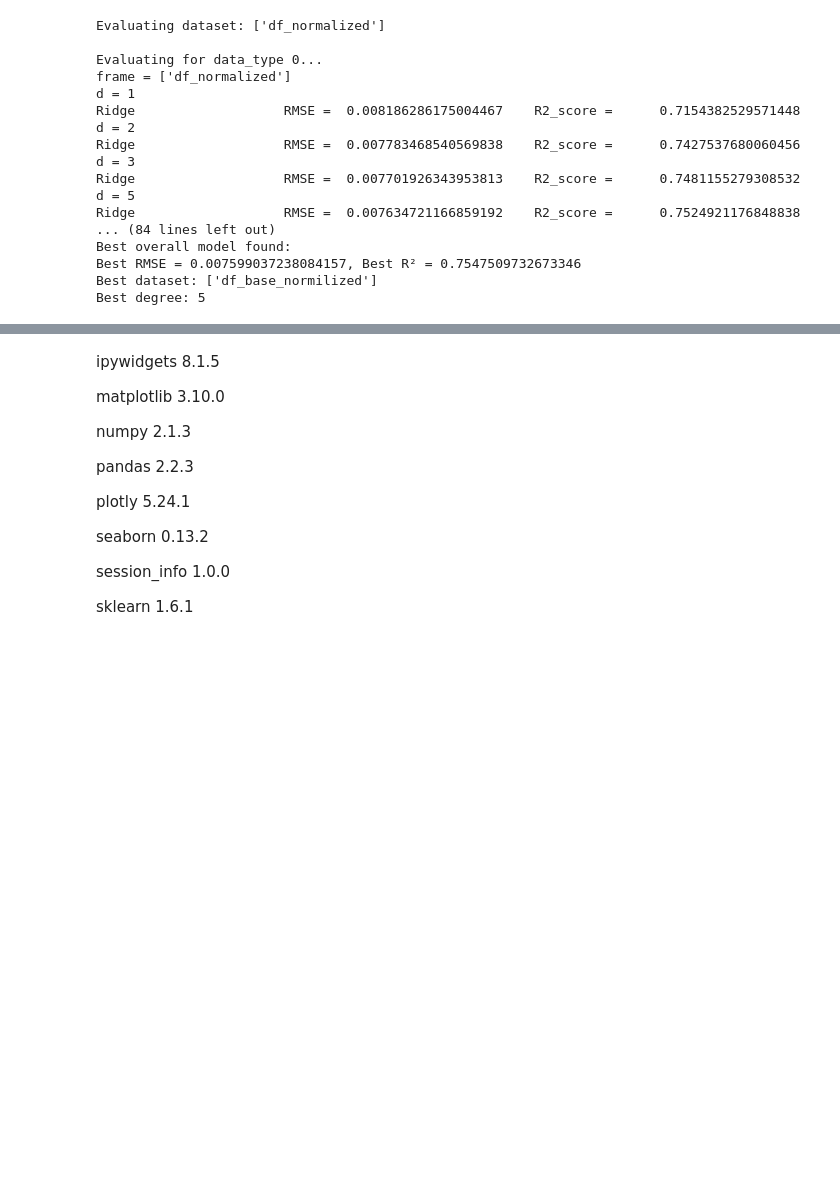
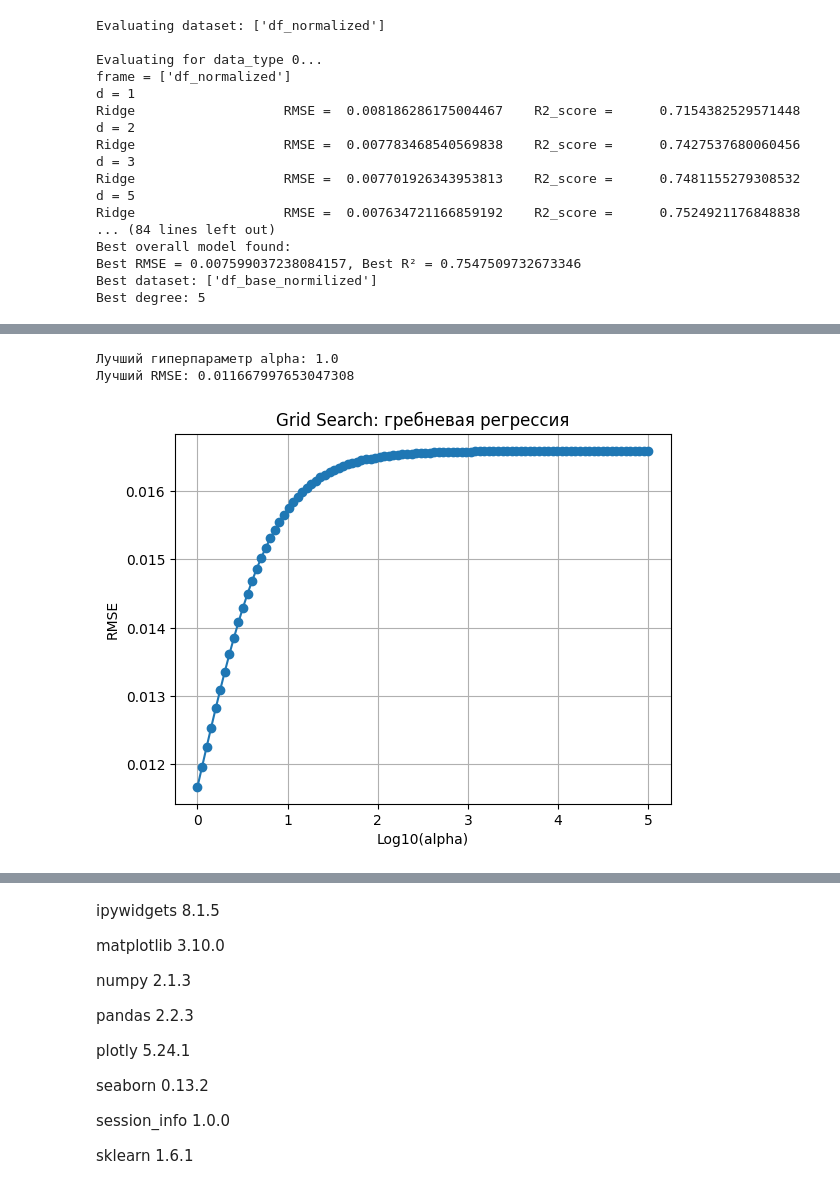
Before and after one commit to nikoloskorzun/Intelligent_analysis_and_data_processing, a Jupyter notebook: Intelligent analysis and data processing/lab1/lab1.ipynb, the cells around one changed output, grey strips where cells are left out. Cells and saved outputs as stored; diff of their text form; code cells hidden in the pictures; blank space fills up the shorter version.

```diff
--- a/Intelligent analysis and data processing/lab1/lab1.ipynb
+++ b/Intelligent analysis and data processing/lab1/lab1.ipynb
@@ -664,0 +757,6 @@ Best degree: 5
+# %%
+best_alpha_test, best_rmse_test = grid_search_best_model(X_test, Y_test)
+# %% [output]
+Лучший гиперпараметр alpha: 1.0
+Лучший RMSE: 0.011667997653047308
+[figure, added]
```
Also changed, not shown: parts of 13 cells of this notebook.
